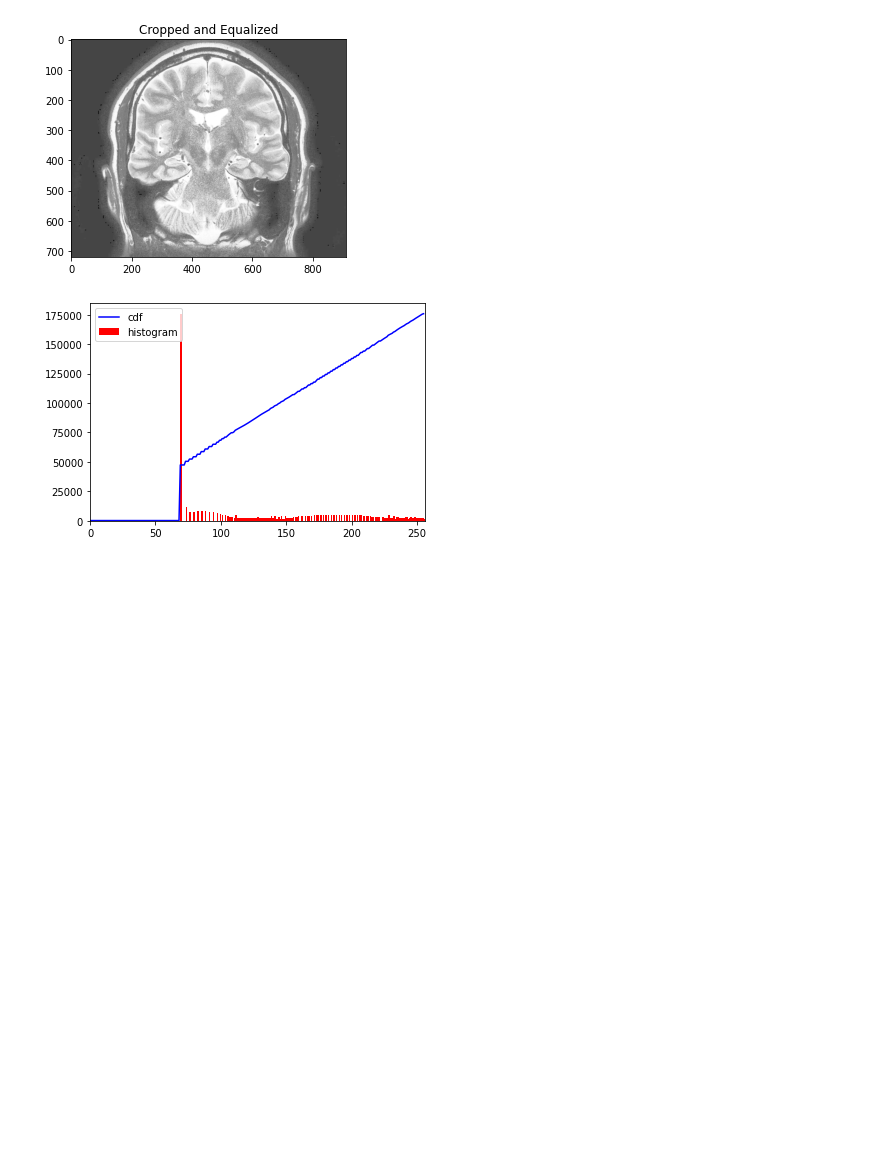
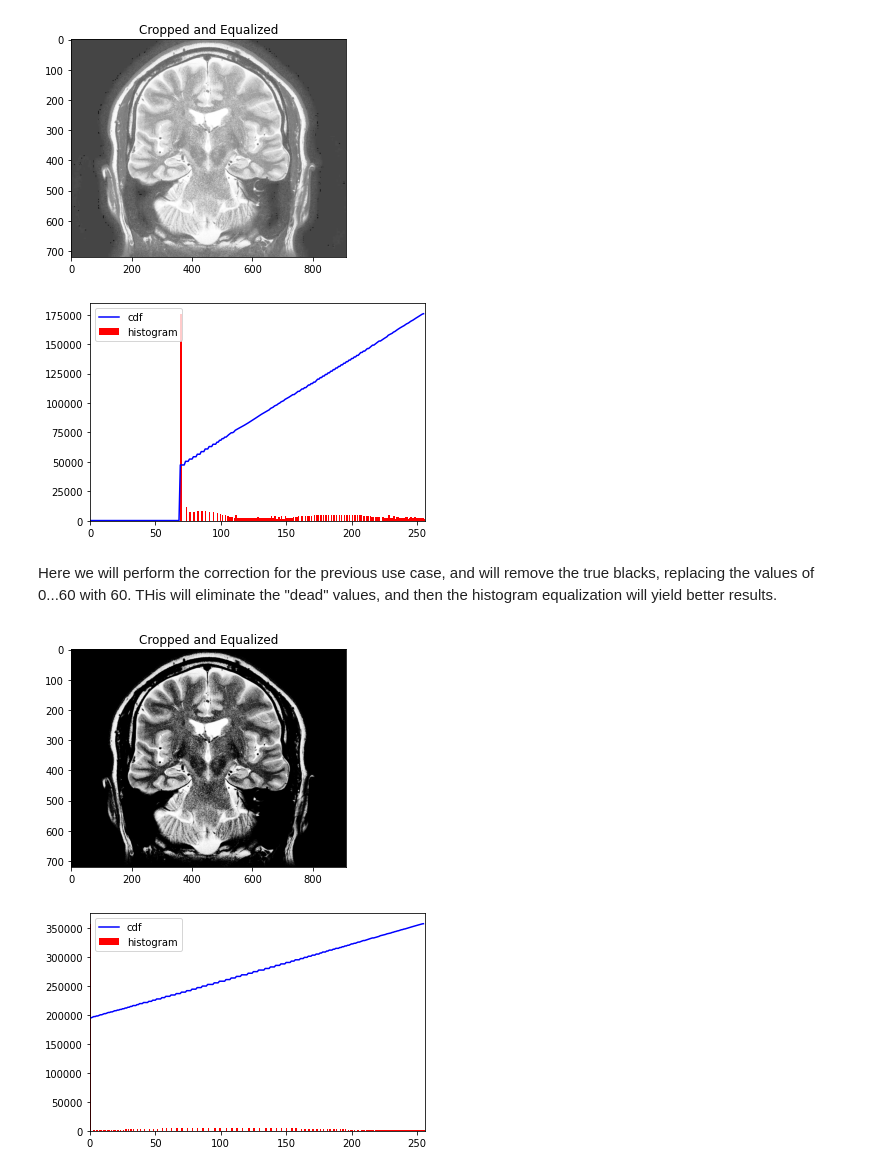
Before and after one commit to alexrayu/vfu, a Jupyter notebook: computer_vision/exam2_filters.ipynb, the cells around one changed output. Drawn from its saved outputs; the diff is of its cells as text; code cells hidden in the pictures; blank space fills up the shorter version.

```diff
--- a/computer_vision/exam2_filters.ipynb
+++ b/computer_vision/exam2_filters.ipynb
@@ -195,3 +195,28 @@ plt.show()
 # %% [output]
 [figure]
 [figure]
+# %% [markdown]
+Here we will perform the correction for the previous use case, and will remove the
+true blacks, replacing the values of 0...60 with 60. THis will eliminate the
+"dead" values, and then the histogram equalization will yield better results.
+# %%
+cropped = img[0:720, 190:1100]
+cropped[np.where((cropped<[60]))] = [60]
+
+equ = cv2.equalizeHist(cropped)
+plt.figure()
+plt.title('Cropped and Equalized')
+plt.imshow(equ, cmap="gray")
+
+plt.figure()
+hist, bins = np.histogram(equ.flatten(),256,[0,256])
+cdf = hist.cumsum()
+cdf_normalized = cdf * float(hist.max()) / cdf.max()
+plt.plot(cdf_normalized, color = 'b')
+plt.hist(equ.flatten(),256,[0,256], color = 'r')
+plt.xlim([0,256])
+plt.legend(('cdf','histogram'), loc = 'upper left')
+plt.show()
+# %% [output]
+[figure, added]
+[figure, added]
```
